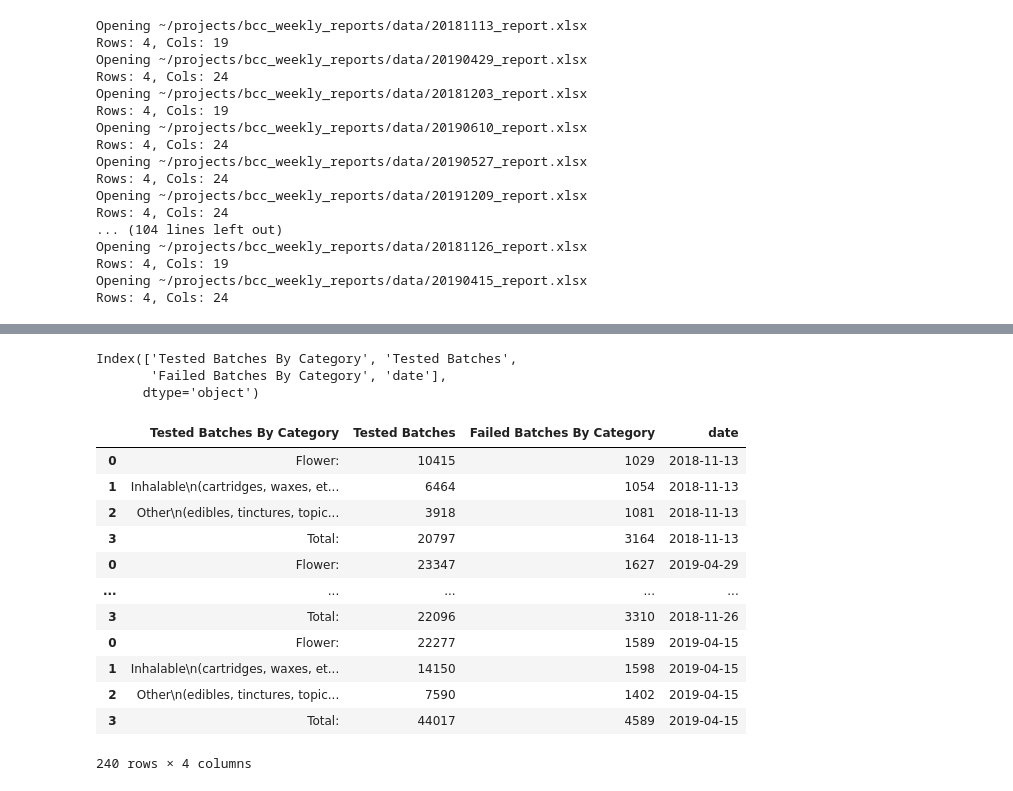
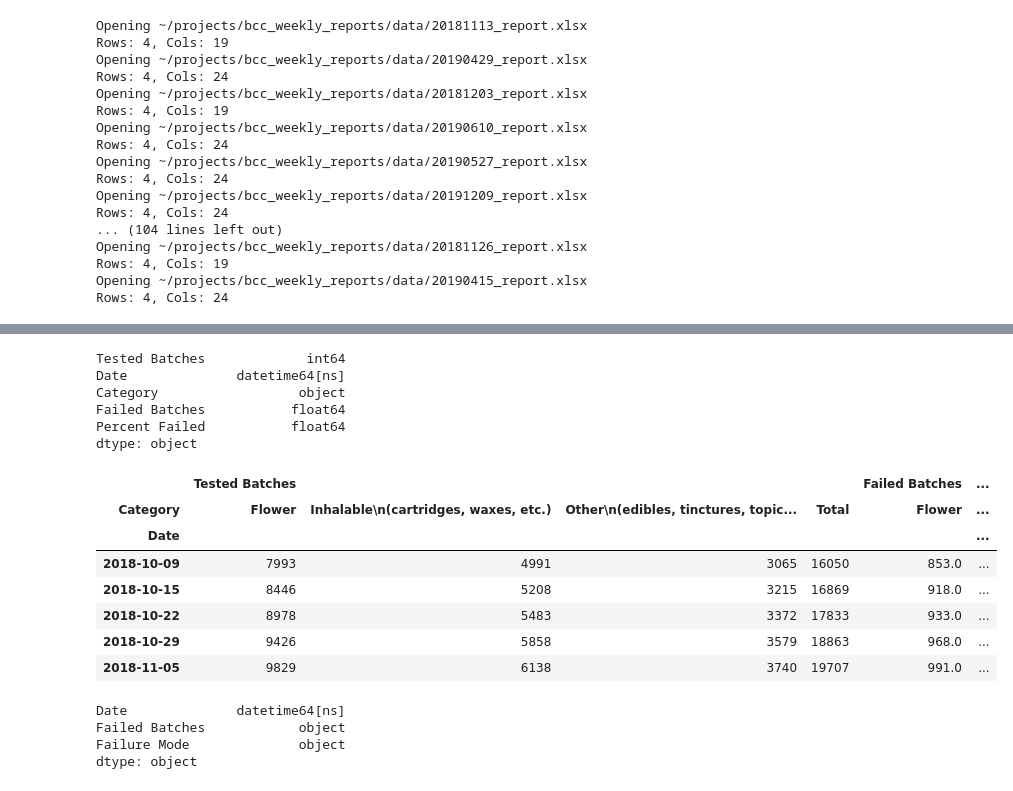
Before and after one commit to daericks/bcc_weekly_reports, a Jupyter notebook: notebooks/1-open_xlsx_file.ipynb, the cells around one changed output, grey strips where cells are left out. Cells and saved outputs as stored; diff of their text form; code cells hidden in the pictures.

```diff
--- a/notebooks/1-open_xlsx_file.ipynb
+++ b/notebooks/1-open_xlsx_file.ipynb
@@ -159,22 +199,37 @@ Index(['Certificates of Analysis Received', 'Tested Batches', 'Failed Batches',
 # %%
-product_categories.columns
+product_categories.dtypes
 # %% [output]
-Index(['Tested Batches By Category', 'Tested Batches',
-       'Failed Batches By Category', 'date'],
-      dtype='object')
+Tested Batches             int64
+Date              datetime64[ns]
+Category                  object
+Failed Batches           float64
+Percent Failed           float64
+dtype: object
-# %%
-product_categories
-# %% [output]
-|  | Tested Batches By Category | Tested Batches | Failed Batches By Category | date |
-| 0 | Flower: | 10415 | 1029 | 2018-11-13 |
-| 1 | Inhalable\n(cartridges, waxes, et... | 6464 | 1054 | 2018-11-13 |
-| 2 | Other\n(edibles, tinctures, topic... | 3918 | 1081 | 2018-11-13 |
-| 3 | Total: | 20797 | 3164 | 2018-11-13 |
-| 0 | Flower: | 23347 | 1627 | 2019-04-29 |
-| ... | ... | ... | ... | ... |
-| 3 | Total: | 22096 | 3310 | 2018-11-26 |
-| 0 | Flower: | 22277 | 1589 | 2019-04-15 |
-| 1 | Inhalable\n(cartridges, waxes, et... | 14150 | 1598 | 2019-04-15 |
-| 2 | Other\n(edibles, tinctures, topic... | 7590 | 1402 | 2019-04-15 |
-| 3 | Total: | 44017 | 4589 | 2019-04-15 |
-240 rows × 4 columns
+# %%
+# new_cols = ['Flower']
+pc_pivot = product_categories.pivot(index='Date', columns='Category')
+# May need to swap levels of hierarchical indeces if Tableau doesn't like this version
+# pc_pivot.swaplevel(axis=1)
+pc_pivot.head()
+# %% [output]
+|  | Tested Batches |  |  |  | Failed Batches | ... |
+| Category | Flower | Inhalable\n(cartridges, waxes, etc.) | Other\n(edibles, tinctures, topic... | Total | Flower | ... |
+| Date |  |  |  |  |  | ... |
+| 2018-10-09 | 7993 | 4991 | 3065 | 16050 | 853.0 | ... |
+| 2018-10-15 | 8446 | 5208 | 3215 | 16869 | 918.0 | ... |
+| 2018-10-22 | 8978 | 5483 | 3372 | 17833 | 933.0 | ... |
+| 2018-10-29 | 9426 | 5858 | 3579 | 18863 | 968.0 | ... |
+| 2018-11-05 | 9829 | 6138 | 3740 | 19707 | 991.0 | ... |
+# %%
+# Clean up fail_categories df
+fail_categories['Failed Batches'] = fail_categories['Failed Batches By Category']
+del fail_categories['Failed Batches By Category']
+fail_categories['Failure Mode'] = fail_categories['*Reasons For Failure']
+del fail_categories['*Reasons For Failure']
+
+fail_categories.dtypes
+# %% [output]
+Date              datetime64[ns]
+Failed Batches            object
+Failure Mode              object
+dtype: object
```
Also changed, not shown: parts of 14 cells of this notebook.
